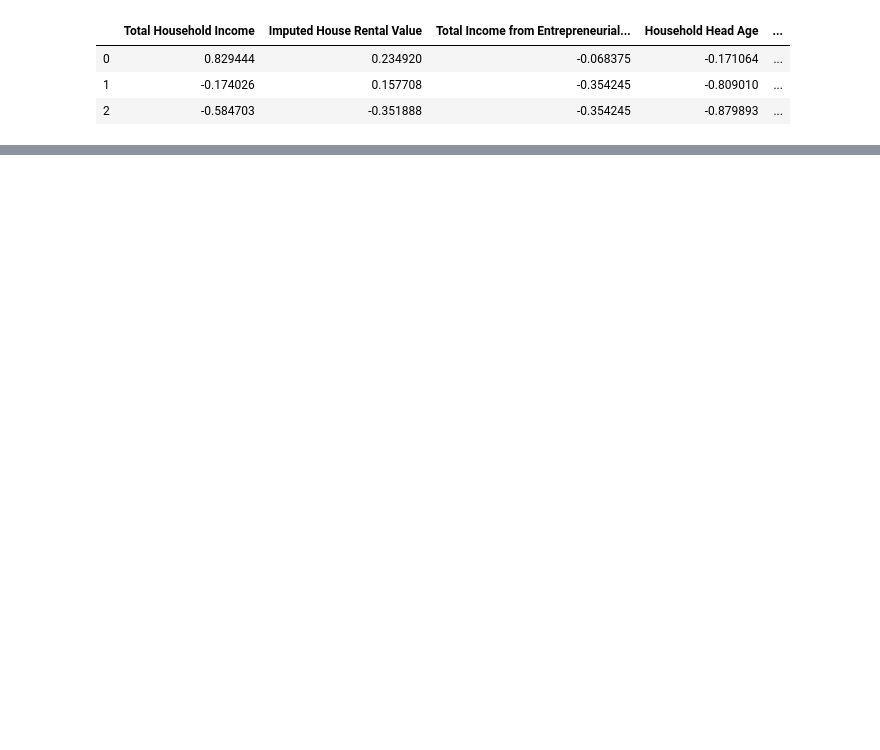
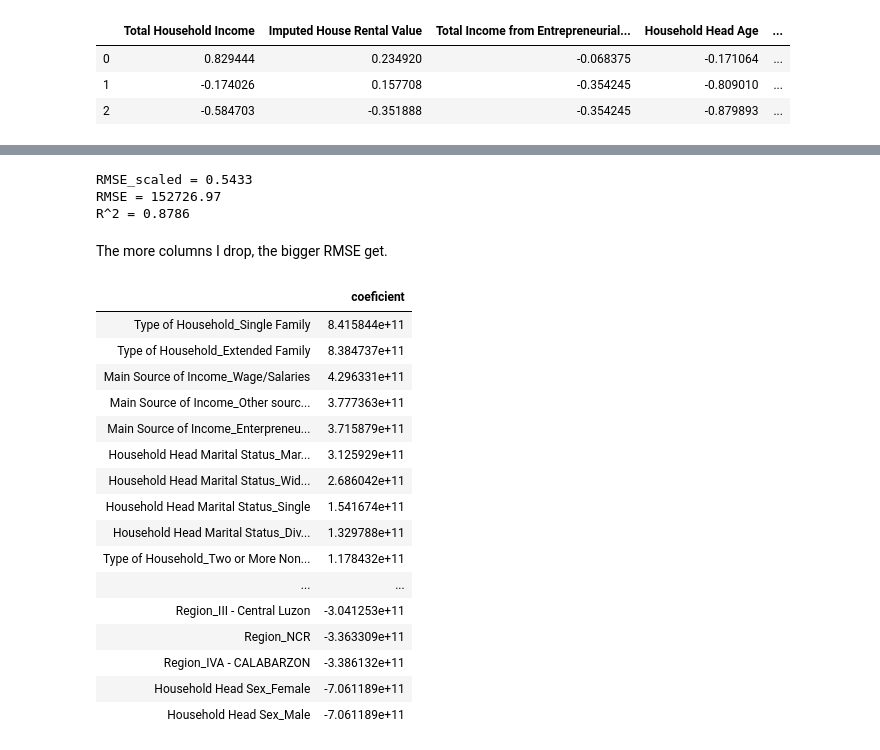
Before and after one commit to Rasa117/project, a Jupyter notebook: Model 1 - Linear Regression.ipynb, the cells around one changed output, grey strips where cells are left out. Saved outputs shown, nothing was run; the diff lists cells and outputs as text; code cells hidden in the pictures; blank space fills up the shorter version.

```diff
--- a/Model 1 - Linear Regression.ipynb
+++ b/Model 1 - Linear Regression.ipynb
@@ -457,0 +485,4 @@ coef_importance.sort_values(by = ["coeficient"], ascending = False)
+# %%
+data_total = pd.DataFrame()
+data_total = pd.concat([data_number, data_choose_recode], axis = 1)
+data_total.head(3)
@@ -457,0 +495,5 @@ coef_importance.sort_values(by = ["coeficient"], ascending = False)
+# %%
+# split data in train and test sets
+np.random.seed(42)
+mask = np.random.rand(data_total.shape[0]) <= 0.7
+print('Train set shape {0}, test set shape {1}'.format(data_total[mask].shape, data_total[~mask].shape))
@@ -457,0 +502,6 @@ coef_importance.sort_values(by = ["coeficient"], ascending = False)
+# %%
+mean = data_total[mask].mean()
+std = data_total[mask].std()
+# Standard scaler
+data_total_scaled = (data_total - mean) / std
+data_total_scaled.head(3)
@@ -457,0 +514,40 @@ coef_importance.sort_values(by = ["coeficient"], ascending = False)
+# %%
+lr = LinearRegression()
+lr.fit(data_total_scaled.iloc[mask, 1:], data_total_scaled[mask]["Total Household Income"])
+pred = lr.predict(data_total_scaled.iloc[~mask, 1:])
+print('RMSE_scaled = {0:.04f}'.format(np.sqrt(np.mean((pred - data_total_scaled[~mask]["Total Household Income"])**2))))
+# compare
+pred = pred * std["Total Household Income"] + mean["Total Household Income"]
+print('RMSE = {0:.02f}'.format(np.sqrt(np.mean((pred - data_total[~mask]["Total Household Income"])**2))))
+# R^2
+score = lr.score(data_total_scaled[mask].drop(["Total Household Income"], axis=1),
+                 data_total_scaled[mask]["Total Household Income"])
+print('R^2 = {0:.04f}'.format(score))
+# %% [output]
+RMSE_scaled = 0.5433
+RMSE = 152726.97
+R^2 = 0.8786
+# %% [markdown]
+The more columns I drop, the bigger RMSE get.
+# %%
+pd.options.display.max_rows = 83
+coef_importance = pd.DataFrame(lr.coef_, columns=['coeficient'], index=data_total_scaled[mask].drop(["Total Household Income"],axis=1).columns)
+coef_importance.sort_values(by = ["coeficient"], ascending = False)
+# %% [output]
+|  | coeficient |
+| Type of Household_Single Family | 8.415844e+11 |
+| Type of Household_Extended Family | 8.384737e+11 |
+| Main Source of Income_Wage/Salaries | 4.296331e+11 |
+| Main Source of Income_Other sourc... | 3.777363e+11 |
+| Main Source of Income_Enterpreneu... | 3.715879e+11 |
+| Household Head Marital Status_Mar... | 3.125929e+11 |
+| Household Head Marital Status_Wid... | 2.686042e+11 |
+| Household Head Marital Status_Single | 1.541674e+11 |
+| Household Head Marital Status_Div... | 1.329788e+11 |
+| Type of Household_Two or More Non... | 1.178432e+11 |
+| ... | ... |
+| Region_III - Central Luzon | -3.041253e+11 |
+| Region_NCR | -3.363309e+11 |
+| Region_IVA - CALABARZON | -3.386132e+11 |
+| Household Head Sex_Female | -7.061189e+11 |
+| Household Head Sex_Male | -7.061189e+11 |
```
Also changed, not shown: parts of 36 cells of this notebook.
